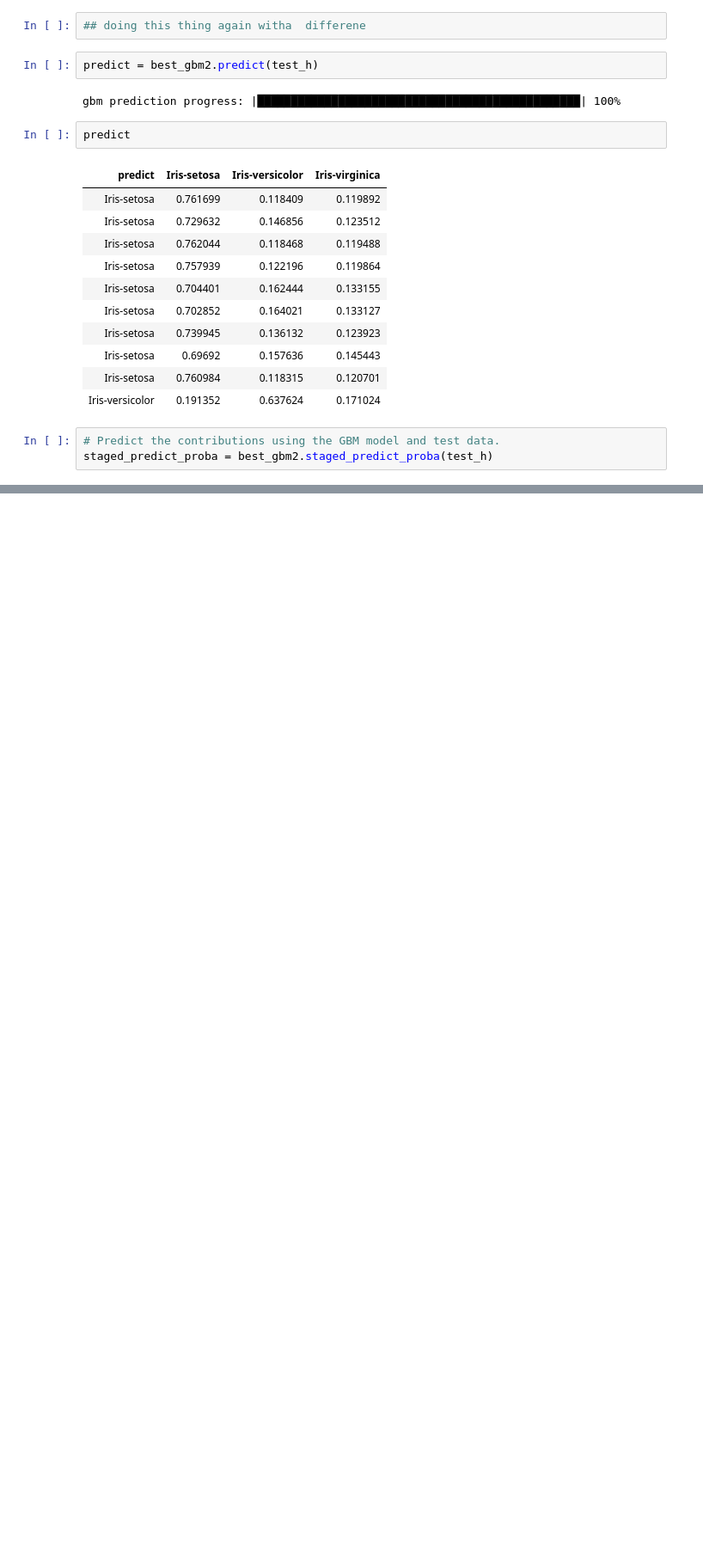
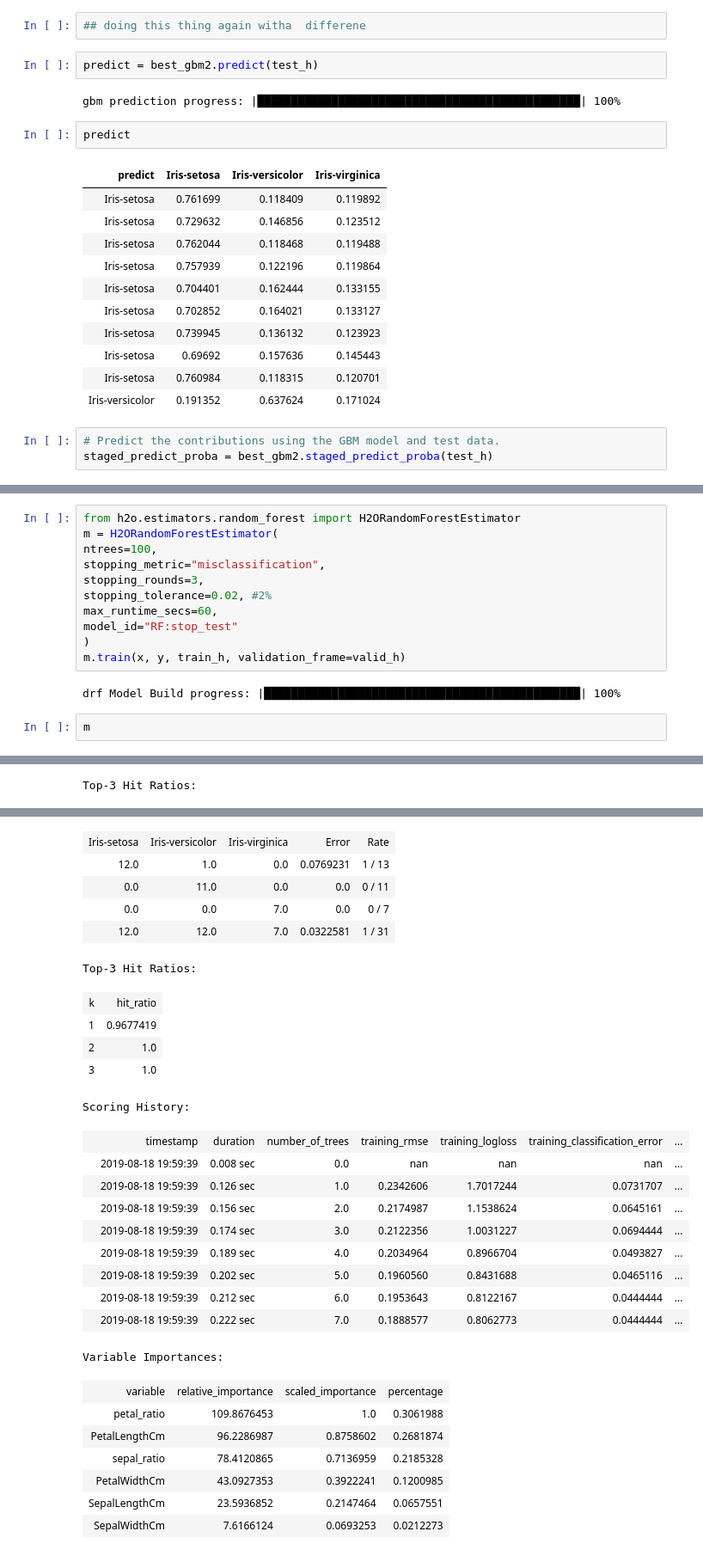
Before and after one commit to tanviredu/h20, a Jupyter notebook: python/Iris_h20.ipynb, the cells around one changed output, grey strips where cells are left out. Shown at 86% size. Cells and saved outputs as stored; diff of their text form; blank space fills up the shorter version.

```diff
--- a/python/Iris_h20.ipynb
+++ b/python/Iris_h20.ipynb
@@ -878,0 +892,16 @@ staged_predict_proba
+# %%
+from h2o.estimators.random_forest import H2ORandomForestEstimator
+m = H2ORandomForestEstimator(
+ntrees=100,
+stopping_metric="misclassification",
+stopping_rounds=3,
+stopping_tolerance=0.02, #2%
+max_runtime_secs=60,
+model_id="RF:stop_test"
+)
+m.train(x, y, train_h, validation_frame=valid_h)
+# %% [output]
+drf Model Build progress: |███████████████████████████████████████████████| 100%
+# %%
+m
+# %% [output]
@@ -878,0 +929 @@ staged_predict_proba
+Top-3 Hit Ratios:
@@ -878,0 +942,28 @@ staged_predict_proba
+| Iris-setosa | Iris-versicolor | Iris-virginica | Error | Rate |
+| 12.0 | 1.0 | 0.0 | 0.0769231 | 1 / 13 |
+| 0.0 | 11.0 | 0.0 | 0.0 | 0 / 11 |
+| 0.0 | 0.0 | 7.0 | 0.0 | 0 / 7 |
+| 12.0 | 12.0 | 7.0 | 0.0322581 | 1 / 31 |
+Top-3 Hit Ratios:
+| k | hit_ratio |
+| 1 | 0.9677419 |
+| 2 | 1.0 |
+| 3 | 1.0 |
+Scoring History:
+|  | timestamp | duration | number_of_trees | training_rmse | training_logloss | training_classification_error | ... |
+|  | 2019-08-18 19:59:39 | 0.008 sec | 0.0 | nan | nan | nan | ... |
+|  | 2019-08-18 19:59:39 | 0.126 sec | 1.0 | 0.2342606 | 1.7017244 | 0.0731707 | ... |
+|  | 2019-08-18 19:59:39 | 0.156 sec | 2.0 | 0.2174987 | 1.1538624 | 0.0645161 | ... |
+|  | 2019-08-18 19:59:39 | 0.174 sec | 3.0 | 0.2122356 | 1.0031227 | 0.0694444 | ... |
+|  | 2019-08-18 19:59:39 | 0.189 sec | 4.0 | 0.2034964 | 0.8966704 | 0.0493827 | ... |
+|  | 2019-08-18 19:59:39 | 0.202 sec | 5.0 | 0.1960560 | 0.8431688 | 0.0465116 | ... |
+|  | 2019-08-18 19:59:39 | 0.212 sec | 6.0 | 0.1953643 | 0.8122167 | 0.0444444 | ... |
+|  | 2019-08-18 19:59:39 | 0.222 sec | 7.0 | 0.1888577 | 0.8062773 | 0.0444444 | ... |
+Variable Importances:
+| variable | relative_importance | scaled_importance | percentage |
+| petal_ratio | 109.8676453 | 1.0 | 0.3061988 |
+| PetalLengthCm | 96.2286987 | 0.8758602 | 0.2681874 |
+| sepal_ratio | 78.4120865 | 0.7136959 | 0.2185328 |
+| PetalWidthCm | 43.0927353 | 0.3922241 | 0.1200985 |
+| SepalLengthCm | 23.5936852 | 0.2147464 | 0.0657551 |
+| SepalWidthCm | 7.6166124 | 0.0693253 | 0.0212273 |
```
Also changed, not shown: parts of 4 cells of this notebook.
